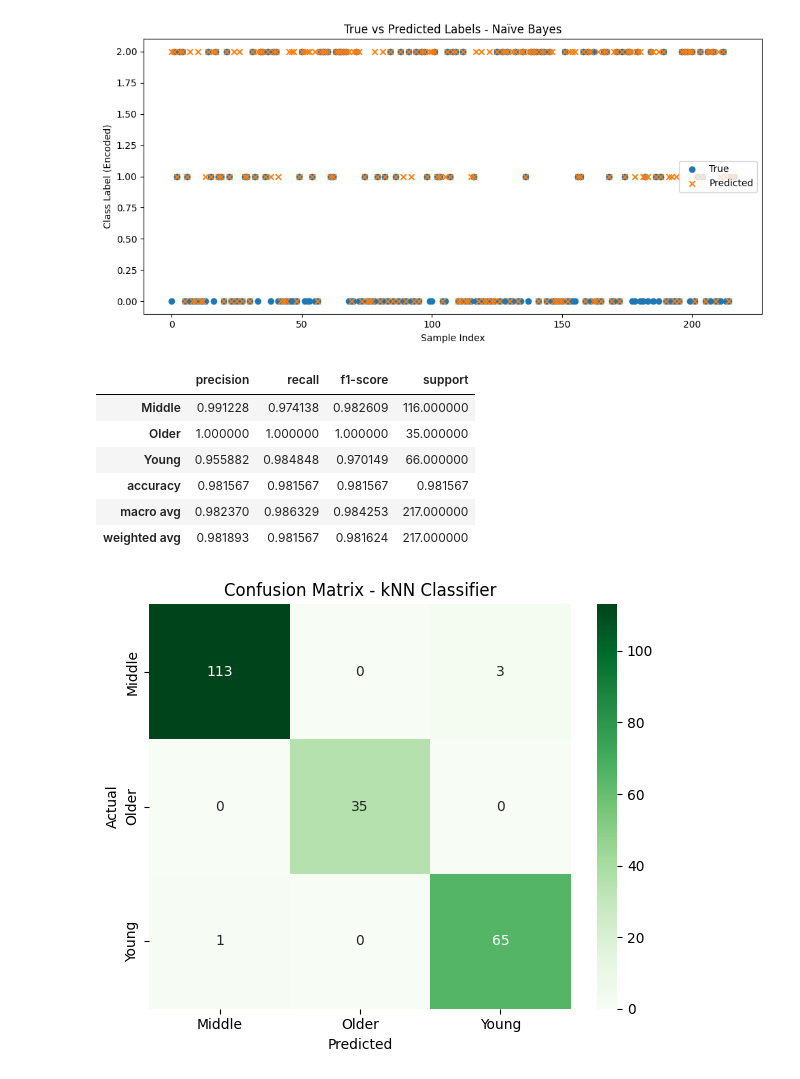
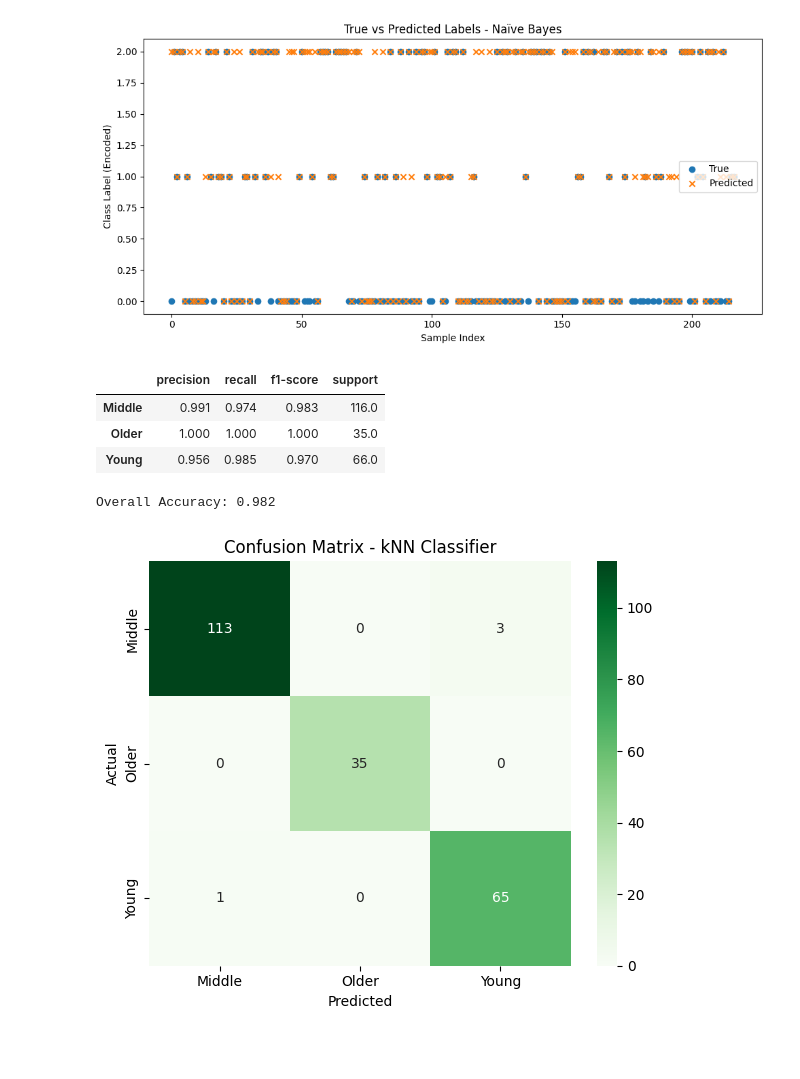
Before and after one commit to sara-aldahshan/CSE271_Project, a Jupyter notebook: Classification_NB_kNN_Analysis.ipynb, the cells around one changed output. Drawn from its saved outputs; the diff is of its cells as text; code cells hidden in the pictures; blank space fills up the shorter version.

```diff
--- a/Classification_NB_kNN_Analysis.ipynb
+++ b/Classification_NB_kNN_Analysis.ipynb
@@ -88,18 +103,33 @@ plt.show() # Display true vs. predicted labels plot
 # %%
 # Train and evaluate k-NN model
 knn_model = KNeighborsClassifier(n_neighbors=5)
 knn_model.fit(X_train, y_train)
 y_knn_pred = knn_model.predict(X_test)
+
+# Generate report
 knn_report = classification_report(y_test, y_knn_pred, output_dict=True)
-pd.DataFrame(knn_report).transpose() # Display classification report
+
+# Extract and remove accuracy
+knn_accuracy = knn_report.pop("accuracy", None)
+
+# Remove macro avg and weighted avg
+knn_report.pop("macro avg", None)
+knn_report.pop("weighted avg", None)
+
+# Convert to DataFrame
+knn_df = pd.DataFrame(knn_report).transpose().round(3)
+
+# Display cleaned table
+display(knn_df)
+
+# Show accuracy separately
+print(f"Overall Accuracy: {knn_accuracy:.3f}")
 # %% [output]
 |  | precision | recall | f1-score | support |
-| Middle | 0.991228 | 0.974138 | 0.982609 | 116.000000 |
-| Older | 1.000000 | 1.000000 | 1.000000 | 35.000000 |
-| Young | 0.955882 | 0.984848 | 0.970149 | 66.000000 |
-| accuracy | 0.981567 | 0.981567 | 0.981567 | 0.981567 |
-| macro avg | 0.982370 | 0.986329 | 0.984253 | 217.000000 |
-| weighted avg | 0.981893 | 0.981567 | 0.981624 | 217.000000 |
+| Middle | 0.991 | 0.974 | 0.983 | 116.0 |
+| Older | 1.000 | 1.000 | 1.000 | 35.0 |
+| Young | 0.956 | 0.985 | 0.970 | 66.0 |
+Overall Accuracy: 0.982
 # %%
 # Create confusion matrix for k-NN
 knn_conf_matrix = confusion_matrix(y_test, y_knn_pred)
```
Also changed, not shown: parts of 1 cell of this notebook.
